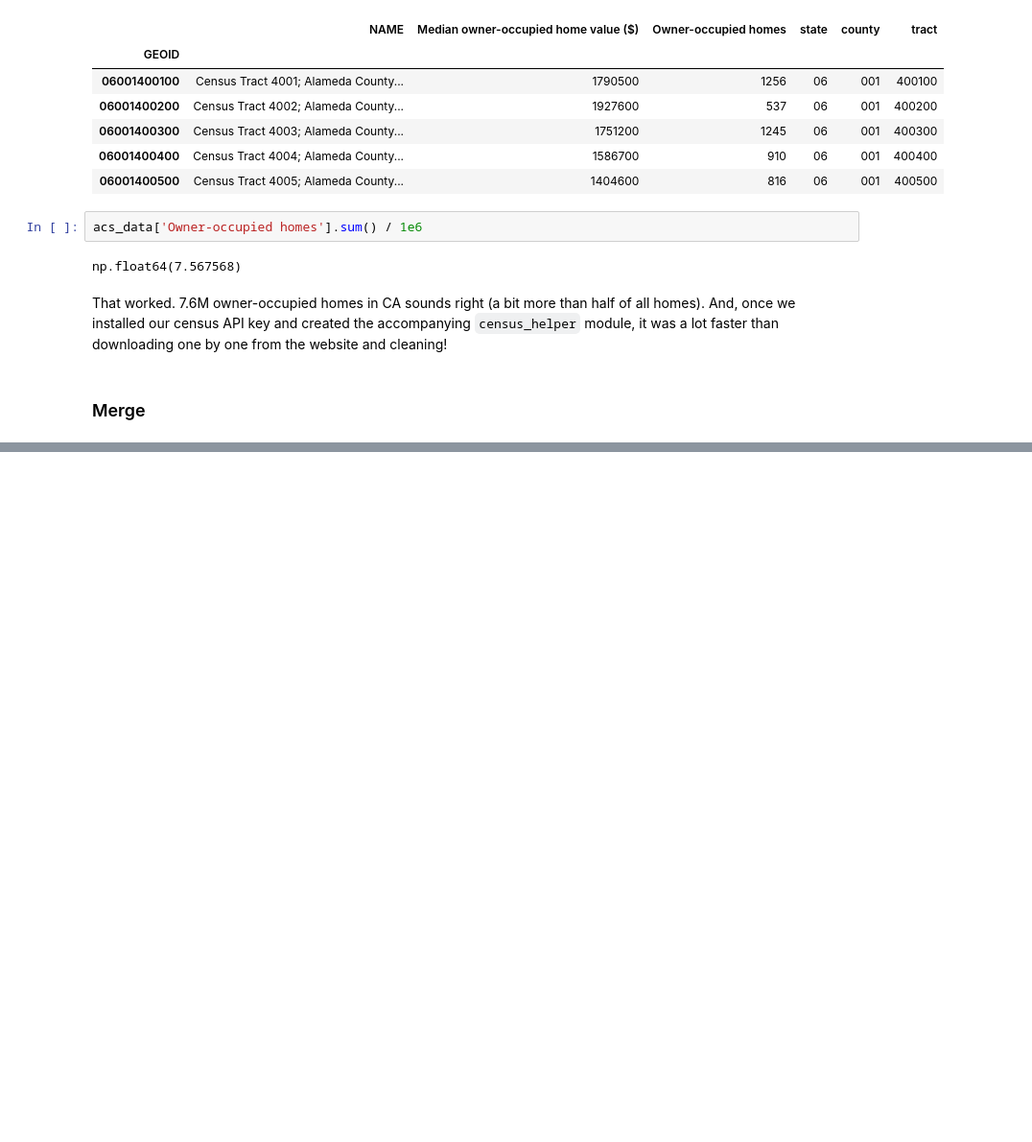
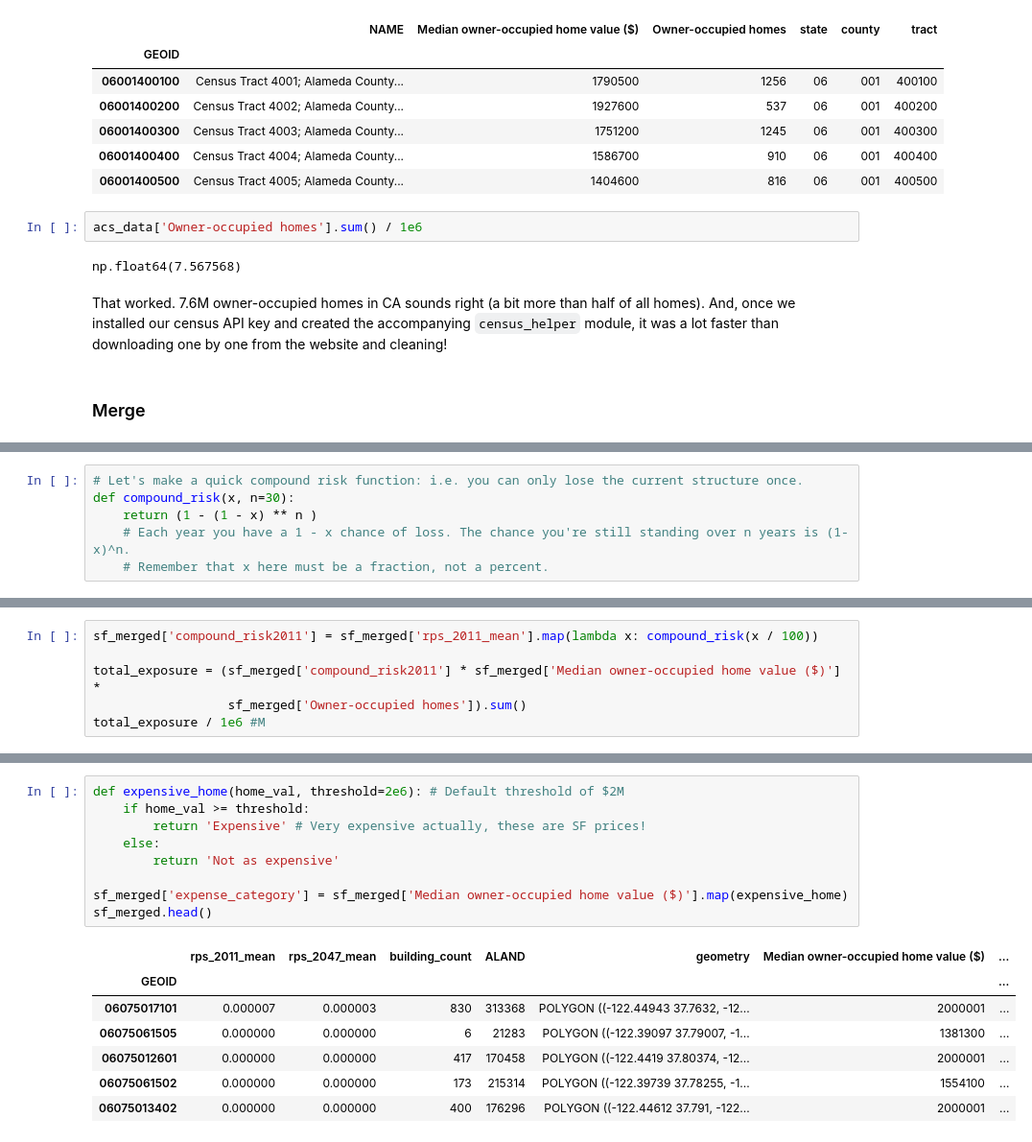
Before and after one commit to usf-esm/usf-engy680-urban-energy-fall2026, a Jupyter notebook: hw2_templates/wildfire_risk_explore.ipynb, the cells around one changed output, grey strips where cells are left out. Shown at 96% size. Cells and saved outputs as stored; diff of their text form; blank space fills up the shorter version.

Commit message:
Finish drafting wildfire_risk_explore, second homework template.

```diff
--- a/hw2_templates/wildfire_risk_explore.ipynb
+++ b/hw2_templates/wildfire_risk_explore.ipynb
@@ -301,0 +354,6 @@ it was a lot faster than downloading one by one from the website and cleaning!
+# %%
+# Let's make a quick compound risk function: i.e. you can only lose the current structure once.
+def compound_risk(x, n=30):
+    return (1 - (1 - x) ** n )
+    # Each year you have a 1 - x chance of loss. The chance you're still standing over n years is (1-x)^n.
+    # Remember that x here must be a fraction, not a percent.
@@ -301,0 +429,6 @@ it was a lot faster than downloading one by one from the website and cleaning!
+# %%
+sf_merged['compound_risk2011'] = sf_merged['rps_2011_mean'].map(lambda x: compound_risk(x / 100))
+
+total_exposure = (sf_merged['compound_risk2011'] * sf_merged['Median owner-occupied home value ($)'] *
+                  sf_merged['Owner-occupied homes']).sum()
+total_exposure / 1e6 #M
@@ -301,0 +449,17 @@ it was a lot faster than downloading one by one from the website and cleaning!
+# %%
+def expensive_home(home_val, threshold=2e6): # Default threshold of $2M
+    if home_val >= threshold:
+        return 'Expensive' # Very expensive actually, these are SF prices!
+    else:
+        return 'Not as expensive'
+
+sf_merged['expense_category'] = sf_merged['Median owner-occupied home value ($)'].map(expensive_home)
+sf_merged.head()
+# %% [output]
+|  | rps_2011_mean | rps_2047_mean | building_count | ALAND | geometry | Median owner-occupied home value ($) | ... |
+| GEOID |  |  |  |  |  |  | ... |
+| 06075017101 | 0.000007 | 0.000003 | 830 | 313368 | POLYGON ((-122.44943 37.7632, -12... | 2000001 | ... |
+| 06075061505 | 0.000000 | 0.000000 | 6 | 21283 | POLYGON ((-122.39097 37.79007, -1... | 1381300 | ... |
+| 06075012601 | 0.000000 | 0.000000 | 417 | 170458 | POLYGON ((-122.4419 37.80374, -12... | 2000001 | ... |
+| 06075061502 | 0.000000 | 0.000000 | 173 | 215314 | POLYGON ((-122.39739 37.78255, -1... | 1554100 | ... |
+| 06075013402 | 0.000000 | 0.000000 | 400 | 176296 | POLYGON ((-122.44612 37.791, -122... | 2000001 | ... |
```
Also changed, not shown: parts of 27 cells of this notebook.
